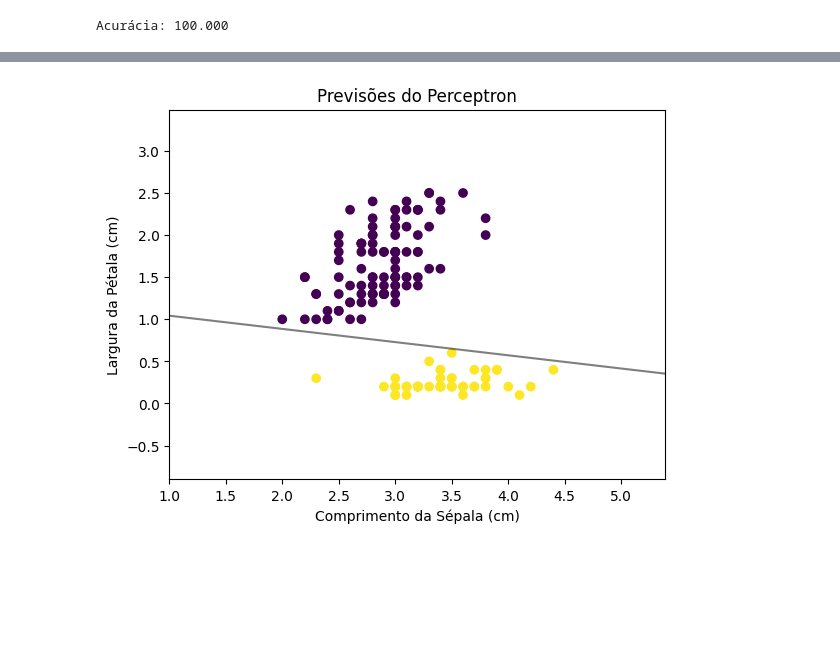
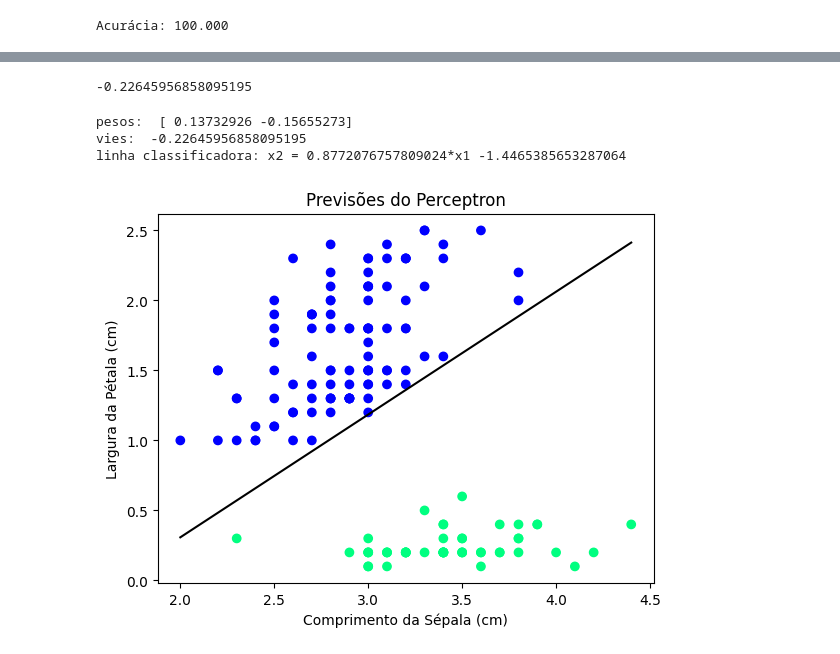
Before and after one commit to Samuelsnv2/Deep-Learning-studies, a Jupyter notebook: Perceptron/perceptron_implementation.ipynb, the cells around one changed output, grey strips where cells are left out. Cells and saved outputs as stored; diff of their text form; code cells hidden in the pictures; blank space fills up the shorter version.

```diff
--- a/Perceptron/perceptron_implementation.ipynb
+++ b/Perceptron/perceptron_implementation.ipynb
@@ -137,22 +137,33 @@ plt.show()
 # %%
-w1, w2 = perceptron.get_weights()
+weights = perceptron.get_weights()
 bias = perceptron.get_bias()
+print(bias)
+# %% [output]
+-0.22645956858095195
-# %%
-# criando uma grade para o hiperplano
-sepal_min, sepal_max = X1[:, 0].min() - 1, X1[:, 0].max() + 1
-petal_min, petal_max = X1[:, 1].min() - 1, X1[:, 1].max() + 1
-xx, yy = np.meshgrid(np.arange(sepal_min, sepal_max, 0.01), np.arange(petal_min, petal_max, 0.01))
-Z = np.dot(np.c_[xx.ravel(), yy.ravel()], np.array([w1, w2])) + bias
-Z = Z.reshape(xx.shape)
-
-# Plot dos valores calculados
-plt.scatter(X1[:, 0], X1[:, 1], c=predictions, cmap='viridis')
-plt.xlabel('Comprimento da Sépala (cm)')
-plt.ylabel('Largura da Pétala (cm)')
-plt.title('Previsões do Perceptron')
-
-# Plot do hiperplano de decisão
-plt.contour(xx, yy, Z, colors='k', levels=[0], alpha=0.5, linestyles=['-'])
-plt.show()
-# %% [output]
-[figure, removed]
+# %%
+slope = - weights[0]/weights[1]
+x2cut = - bias/weights[1]
+
+print('pesos: ', weights)
+print('vies: ', bias)
+print('linha classificadora: x2 = %s*x1 %s' % (slope, x2cut))
+# %% [output]
+pesos:  [ 0.13732926 -0.15655273]
+vies:  -0.22645956858095195
+linha classificadora: x2 = 0.8772076757809024*x1 -1.4465385653287064
+# %%
+min = pd.Series.min(df['sepal width (cm)'])
+max = pd.Series.max(df['sepal width (cm)'])
+x1 = [min, max]
+x2 = [slope*min+x2cut, slope*max+x2cut]
+
+# Plot dos valores calculados
+plt.scatter(X1[:, 0], X1[:, 1], c=predictions, cmap='winter')
+plt.plot(x1, x2, color='black')
+plt.xlabel('Comprimento da Sépala (cm)')
+plt.ylabel('Largura da Pétala (cm)')
+plt.title('Previsões do Perceptron')
+
+plt.show()
+# %% [output]
+[figure, added]
```
Also changed, not shown: parts of 3 cells of this notebook.
